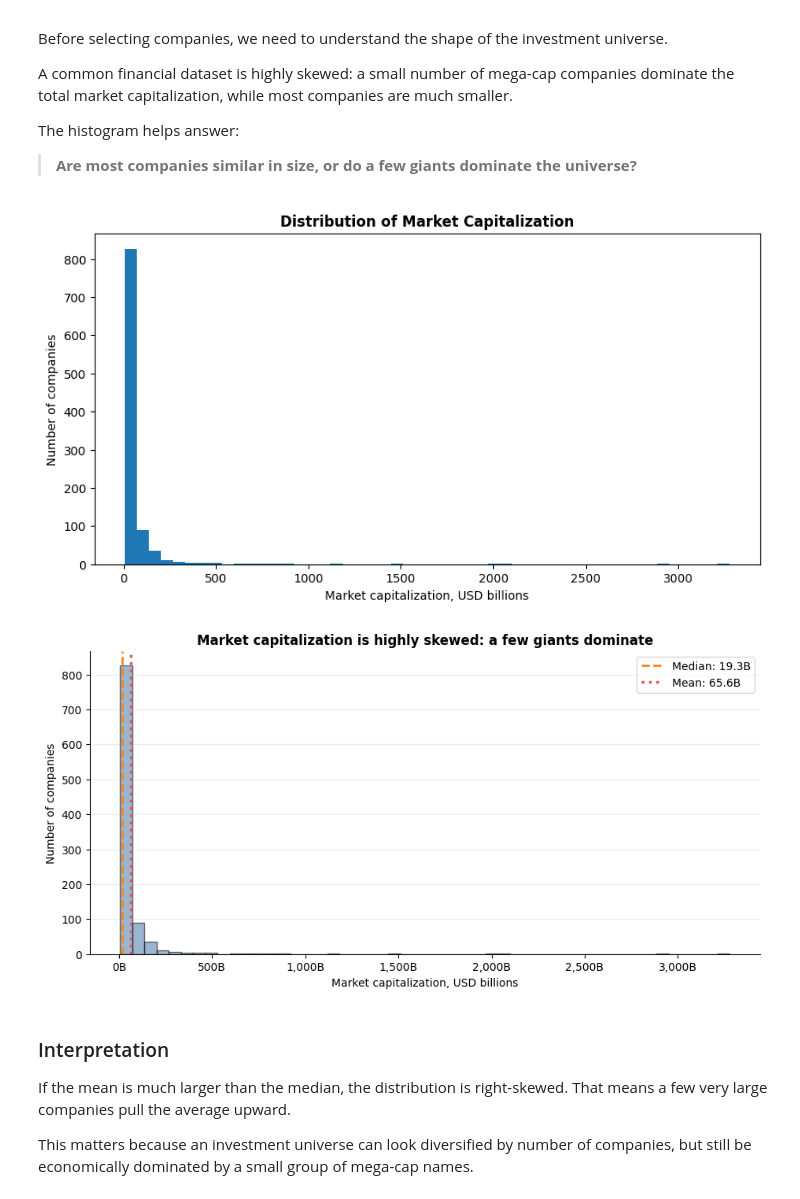
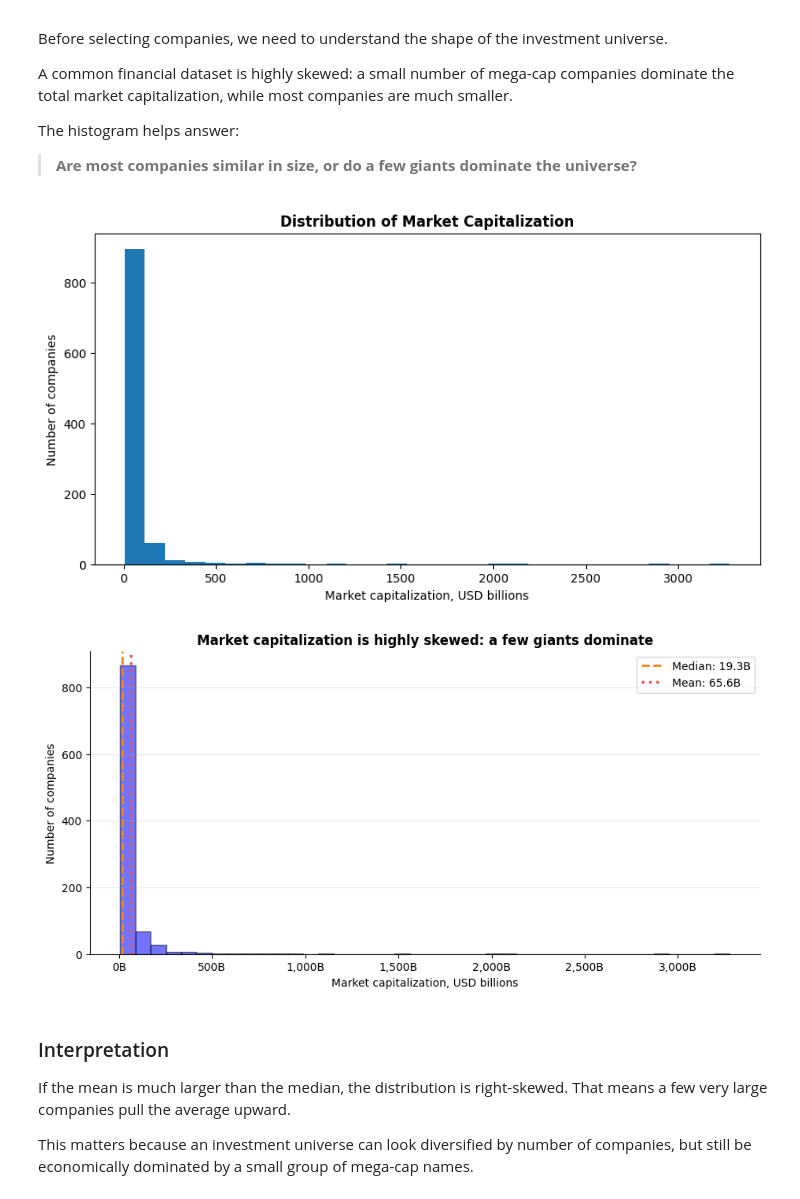
Before and after one commit to Saimon5111/Simone_Miraglia, a Jupyter notebook: Financial_Investment_Storytelling.ipynb, the cells around one changed output. Saved outputs shown, nothing was run; the diff lists cells and outputs as text; code cells hidden in the pictures.

```diff
--- a/Financial_Investment_Storytelling.ipynb
+++ b/Financial_Investment_Storytelling.ipynb
@@ -215,19 +215,19 @@ The histogram helps answer:
 # %%
 # ============================================================
 # 6. Histogram, first version
 # ============================================================
 
 # A histogram shows the distribution of one numerical variable.
 # Here we start with a basic histogram of market capitalization.
 
 plt.figure(figsize=(10, 5))
-plt.hist(df["market_cap_b"].dropna(), bins=50)
+plt.hist(df["market_cap_b"].dropna(), bins=30)
 plt.title("Distribution of Market Capitalization")
 plt.xlabel("Market capitalization, USD billions")
 plt.ylabel("Number of companies")
 plt.show()
 # %% [output]
-[figure, old version]
+[figure, new version]
 # %%
 # ============================================================
 # 7. Histogram, improved version
@@ -250,11 +250,11 @@ ax.hist(
     market_cap,          # Data to plot: one numerical value per company.
                          # In this case, market_cap contains the market capitalization values.
 
-    bins=50,             # Number of intervals used to split the data.
+    bins=40,             # Number of intervals used to split the data.
                          # More bins = more detail, but the chart may become noisy.
                          # Fewer bins = smoother chart, but less detail.
 
-    color="#4C78A8",     # Fill color of the bars.
+    color="blue",     # Fill color of the bars.
                          # Hexadecimal color code.
                          # This blue is visually clean and works well in business charts.
 
@@ -283,7 +283,7 @@ clean_spines(ax)
 
 plt.show()
 # %% [output]
-[figure, old version]
+[figure, new version]
 # %% [markdown]
 ### Interpretation
 
```
